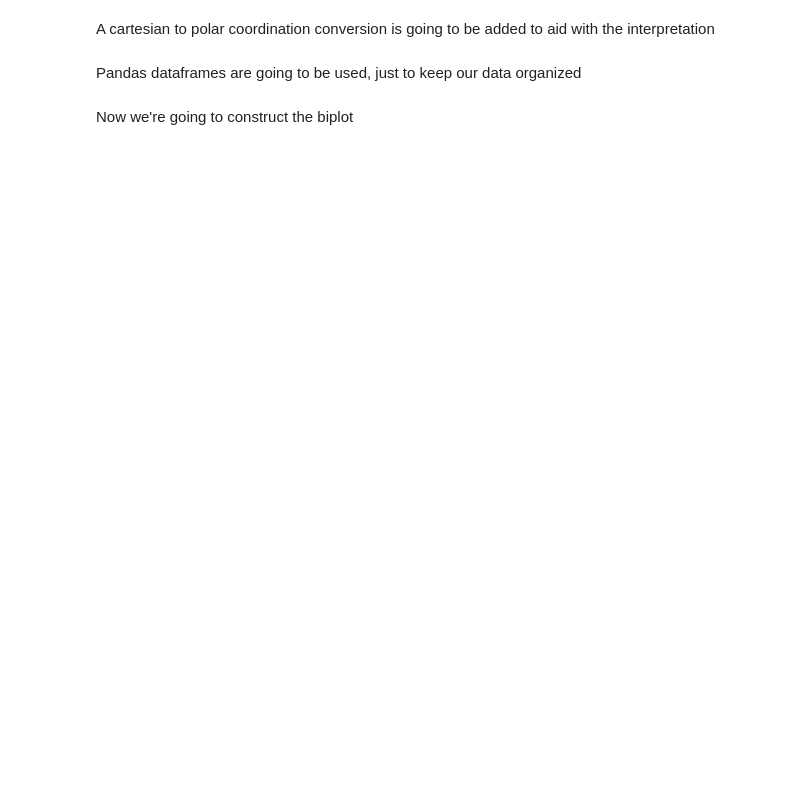
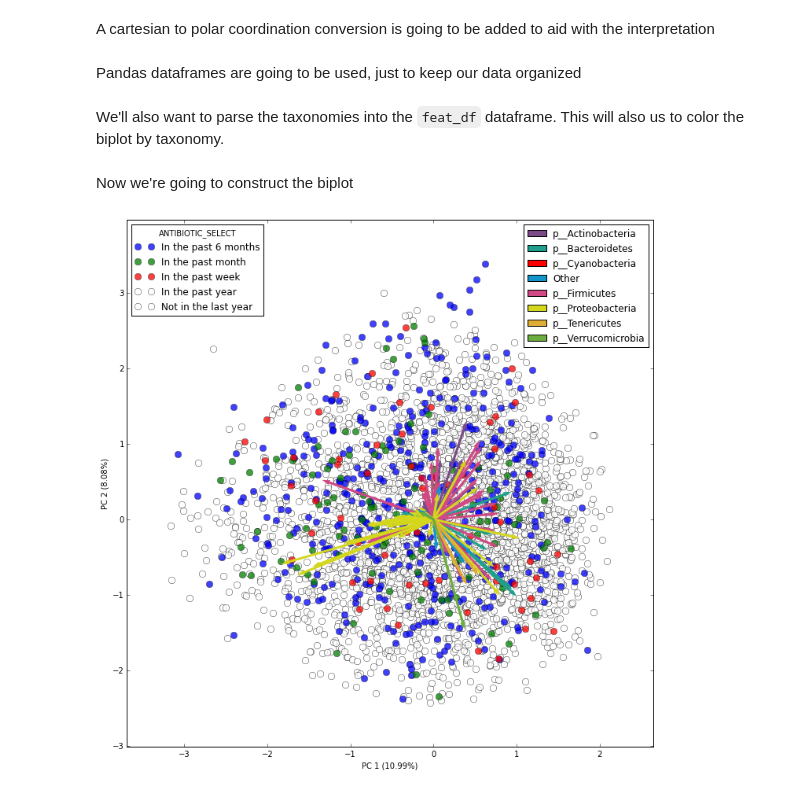
Before and after one commit to mortonjt/American-Gut, a Jupyter notebook: ipynb/composition.ipynb, the cells around one changed output. Drawn from its saved outputs; the diff is of its cells as text; code cells hidden in the pictures; blank space fills up the shorter version.

Commit message:
Updating american gut biplots

```diff
--- a/ipynb/composition.ipynb
+++ b/ipynb/composition.ipynb
@@ -89,5 +78,5 @@ family_table
 # %%
 norm_func = lambda data, id_, md: data / sum(data)
-family_table = family_table.transform(norm_func, axis='sample')
-family_table
+norm_family_table = family_table.transform(norm_func, axis='sample')
+norm_family_table
 # %% [output]
@@ -97,7 +86,7 @@ Now we'll are going to start making biplots
 
 First, we are going to utilize a singular value decomposition. See page 36 in reference [2] for more details.
 # %%
-mat = family_table._get_sparse_data().toarray().transpose()
+mat = norm_family_table._get_sparse_data().toarray().transpose()
 mat = multiplicative_replacement(mat)
 mat = centralize(mat)
 mat = clr(mat)
@@ -143,5 +132,49 @@ feat_df = pd.DataFrame({'PCA1':np.ravel(feat_pca[0,:]),
                         'degrees':feat_plr[1]},
                         index = family_table.ids(axis='observation'))
 feat_df = feat_df.sort('degrees')
+# %% [markdown]
+We'll also want to parse the taxonomies into the `feat_df` dataframe.  This will also us to color the biplot by taxonomy.
+# %%
+taxa = family_table.ids(axis='observation')
+
+taxa_df = pd.DataFrame()
+taxa_df["family"] = map( lambda x: x.split('; ')[4] if len(x.split('; '))>4 else "f__", taxa)
+taxa_df["order"] = map( lambda x: x.split('; ')[3]  if len(x.split('; '))>3 else "o__", taxa)
+taxa_df["class"] = map( lambda x: x.split('; ')[2]  if len(x.split('; '))>2 else "c__", taxa)
+taxa_df["phylum"] = map( lambda x: x.split('; ')[1] if len(x.split('; '))>1 else "p__", taxa)
+taxa_df["kingdom"] = map( lambda x: x.split('; ')[0], taxa)
+
+taxa_df.index = taxa
+feat_df = pd.merge(feat_df, taxa_df,
+                   left_index=True, right_index=True)
 # %% [markdown]
 Now we're going to construct the biplot
+# %%
+fig = make_biplot(samp_df,feat_df,
+                  metavar="ANTIBIOTIC_SELECT",
+                  eigvals=K,
+                  sample_cmap={'Not in the last year':'w',
+                               'In the past week':'r',
+                               'In the past month':'g',
+                               'In the past 6 months':'b',
+                               'In the past year':'w'
+                              },
+                  zorder_dict={'Not in the last year':1,
+                               'In the past year':2,
+                               'In the past 6 months':3,
+                               'In the past month':4,
+                               'In the past week':5},
+                  otu_cmap={'p__Bacteroidetes':'#219F8D',
+                            'p__Actinobacteria':'#7C4A87',
+                            'p__Firmicutes':'#D04984',
+                            'p__Proteobacteria':'#D4D71C',
+                            'p__Verrucomicrobia':'#6CAD3F',
+                            'p__Derferribateres':'#CF5635',
+                            'p__Cyanobacteria':'#FF0000',
+                            'p__Tenericutes':'#DFAC35',
+                            'Other':'#1394CA'},
+                  alpha=0.5,
+                  sample_legend=2,
+                  otu_legend=1)
+# %% [output]
+[figure, added]
```
Also changed, not shown: parts of 23 cells of this notebook, 1 other file.
